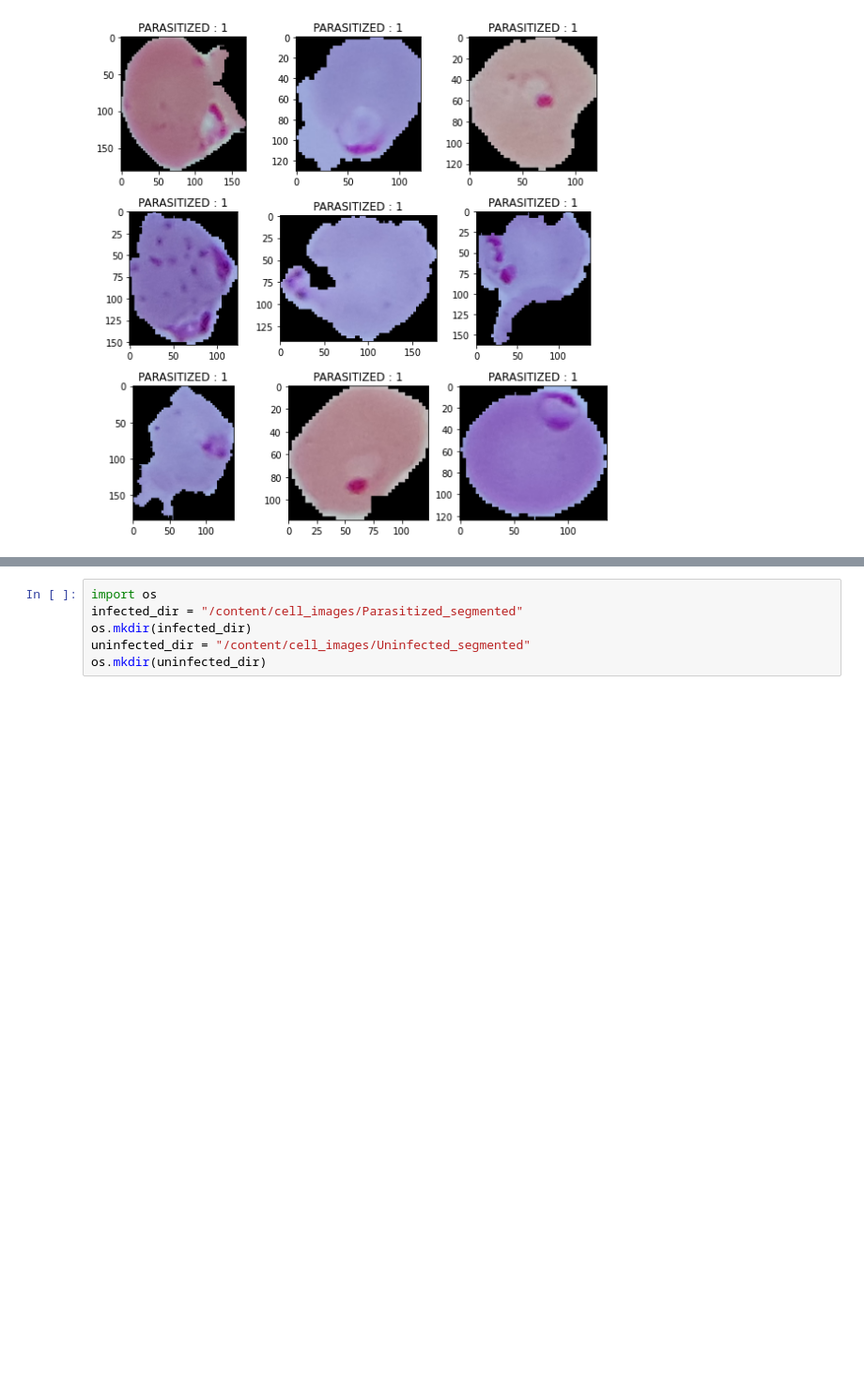
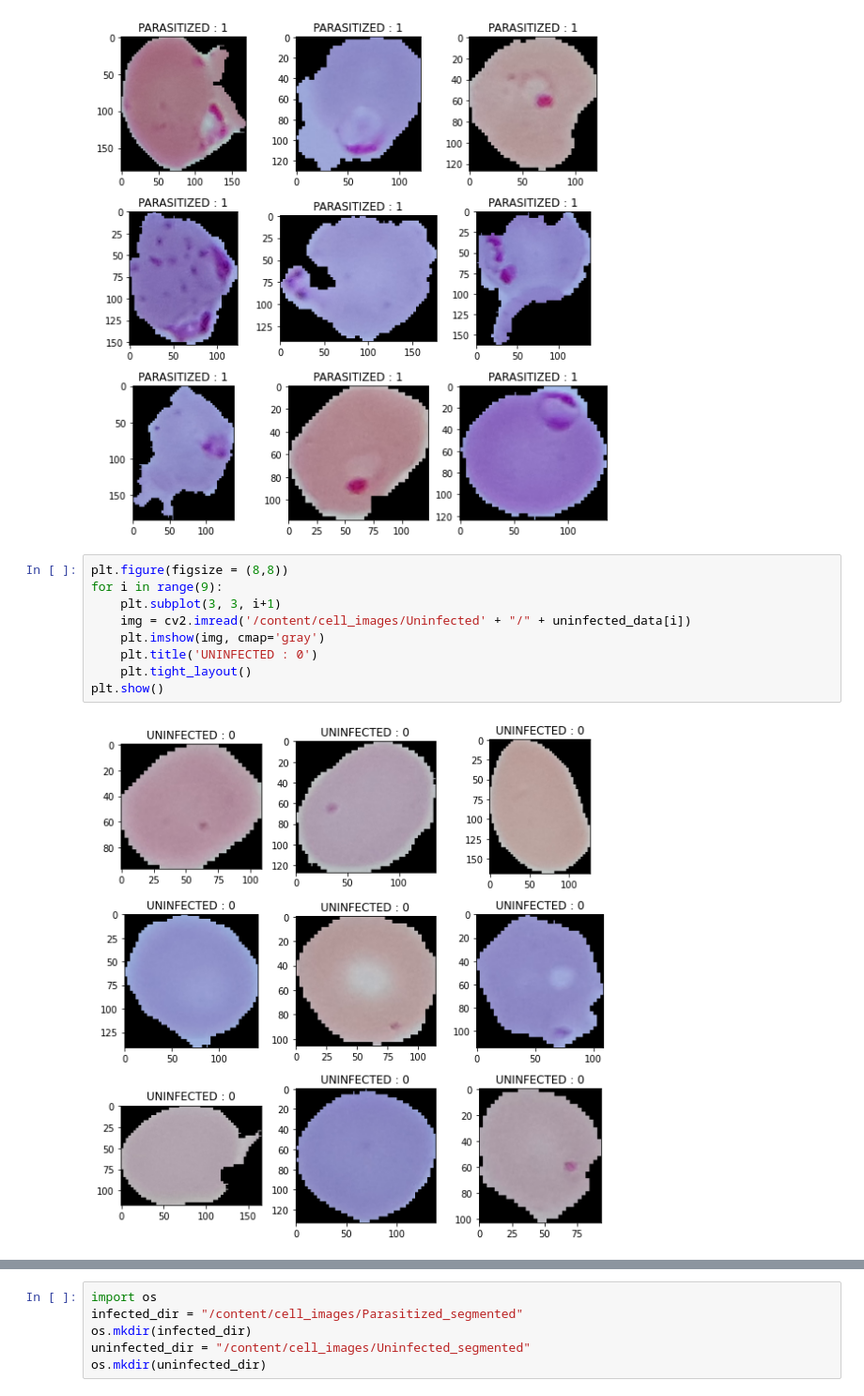
Before and after one commit to UttaraKet1607/Malarial-Cell-Image-Segmentation, a Jupyter notebook: Segmentation.ipynb, the cells around one changed output, grey strips where cells are left out. Shown: that part at 94% size. Cells and saved outputs as stored; diff of their text form; blank space fills up the shorter version.

```diff
--- a/Segmentation.ipynb
+++ b/Segmentation.ipynb
@@ -163,3 +143,14 @@ for i in range(9):
 plt.show()
 # %% [output]
 [figure]
+# %%
+plt.figure(figsize = (8,8))
+for i in range(9):
+    plt.subplot(3, 3, i+1)
+    img = cv2.imread('/content/cell_images/Uninfected' + "/" + uninfected_data[i])
+    plt.imshow(img, cmap='gray')
+    plt.title('UNINFECTED : 0')
+    plt.tight_layout()
+plt.show()
+# %% [output]
+[figure, added]
```
Also changed, not shown: parts of 31 cells of this notebook.
